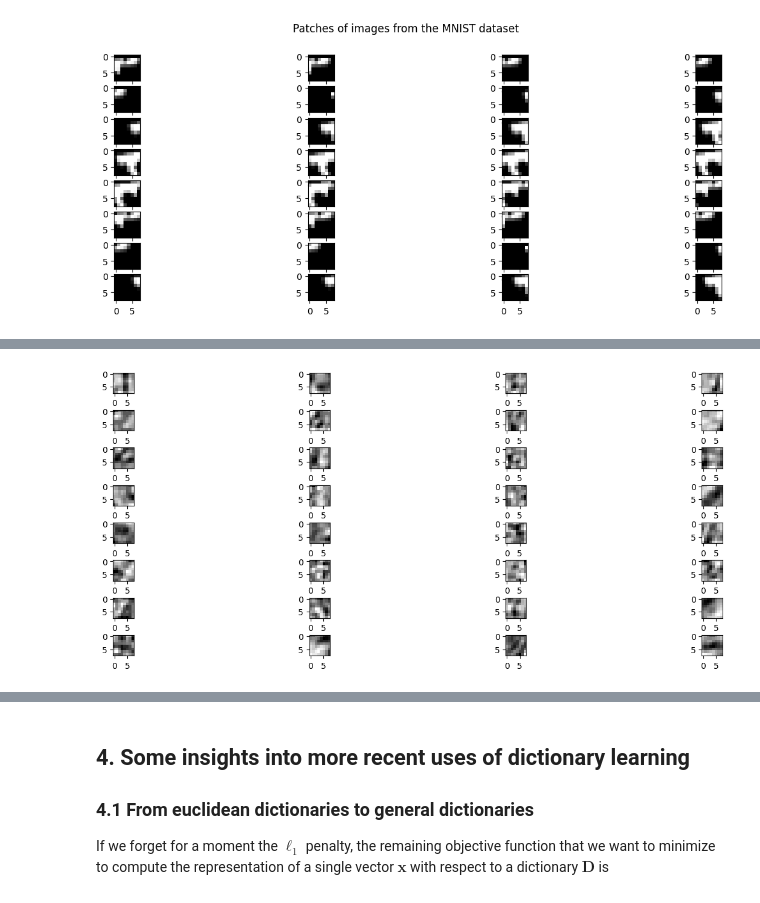
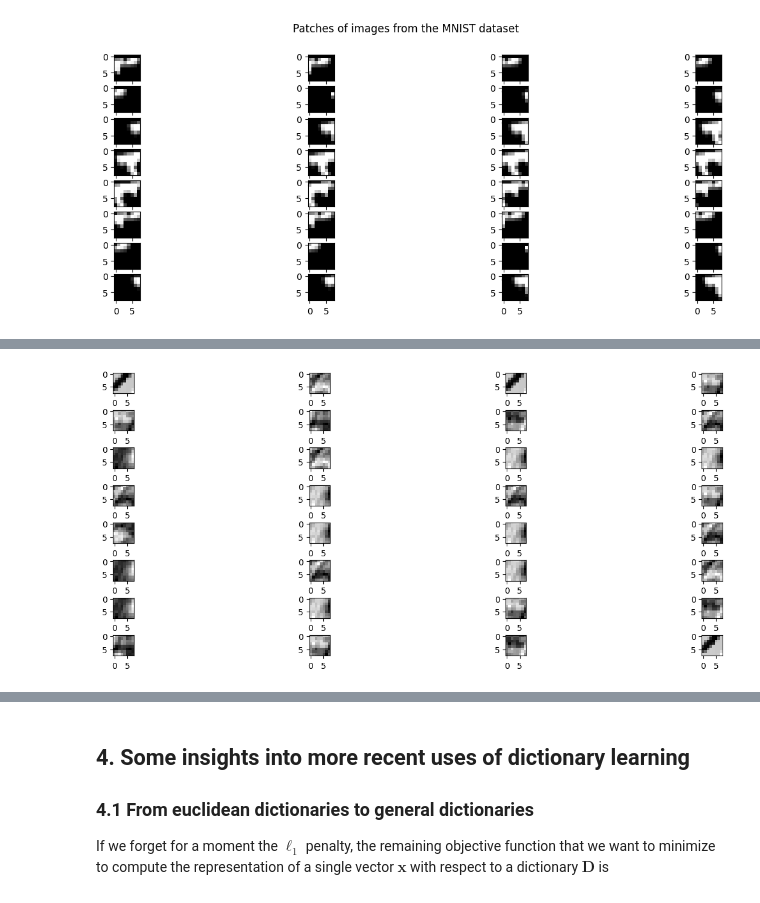
Before and after one commit to TheooJ/Dictionary-Learning, a Jupyter notebook: Compressed_Sensing.ipynb, the cells around one changed output, grey strips where cells are left out. Cells and saved outputs as stored; diff of their text form; code cells hidden in the pictures.

```diff
--- a/Compressed_Sensing.ipynb
+++ b/Compressed_Sensing.ipynb
@@ -679,7 +679,7 @@ def stochastic_dictionary_learning(X, k, nb_iter=200):
 
     iis = np.random.randint(0, X.shape[0], nb_iter)
 
-    lambd = 1.2 / np.sqrt(X[0].reshape(-1, 1).shape[0])
+    lambd = 1.2 / np.sqrt(X[0].size)
 
     reg = Lasso(lambd, max_iter=5000)
 
@@ -747,4 +746,4 @@ list_test_patches = np.array(list_test_patches)
 
 # Learn the online dictionary
 k = 32
-Dictionary = online_dictionary_learning(list_train_patches, k, nb_iter=1000)
+Dictionary = online_dictionary_learning(list_train_patches, k, nb_iter=10000)
@@ -750,0 +752,12 @@ Dictionary = online_dictionary_learning(list_train_patches, k, nb_iter=1000)
+# %%
+# Plot the dictionary
+count = -1
+
+fig, axs = plt.subplots(nrows=8, ncols=4, figsize=(15, 5))
+for i in range(8) :
+    for j in range(4) :
+        count += 1
+        im = axs[i][j].imshow(Dictionary[:,count].reshape(8, 8), cmap=plt.get_cmap('gray'))
+
+fig.tight_layout(pad=0.1)
+plt.show()
@@ -751,15 +766,17 @@ Dictionary = online_dictionary_learning(list_train_patches, k, nb_iter=1000)
+# %%
+Dictionary_stochastic = stochastic_dictionary_learning(list_train_patches, k, nb_iter=1000)
 # %%
 # Plot the dictionary
 count=-1
 
 fig, axs = plt.subplots(nrows=8, ncols=4, figsize=(15, 5))
 # plt.tight_layout(w_pad=0.25)
 for i in range(8) :
     for j in range(4) :
         count += 1
-        im = axs[i][j].imshow(Dictionary[:,count].reshape(8, 8), cmap=plt.get_cmap('gray'))
+        im = axs[i][j].imshow(Dictionary_stochastic[:,count].reshape(8, 8), cmap=plt.get_cmap('gray'))
 
 fig.tight_layout(pad=0.1)
 plt.show()
 # %% [output]
-[figure, old version]
+[figure, new version]
```
Also changed, not shown: parts of 9 cells of this notebook.
